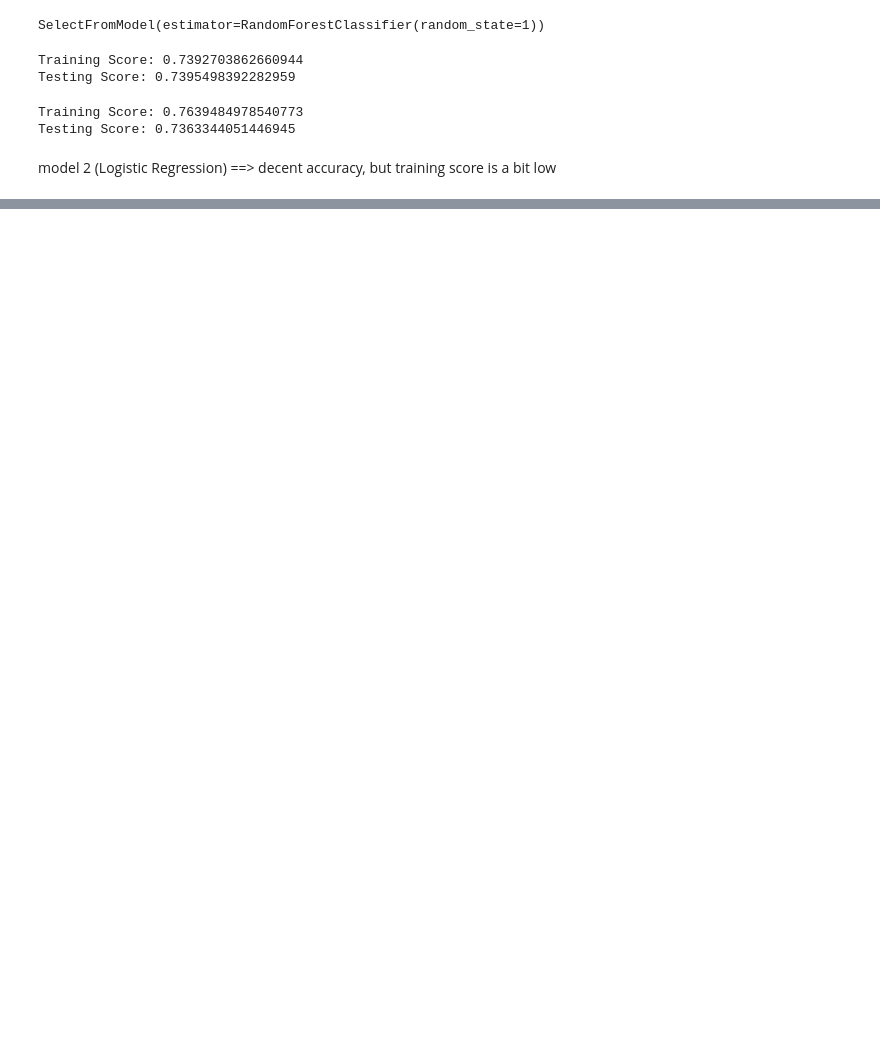
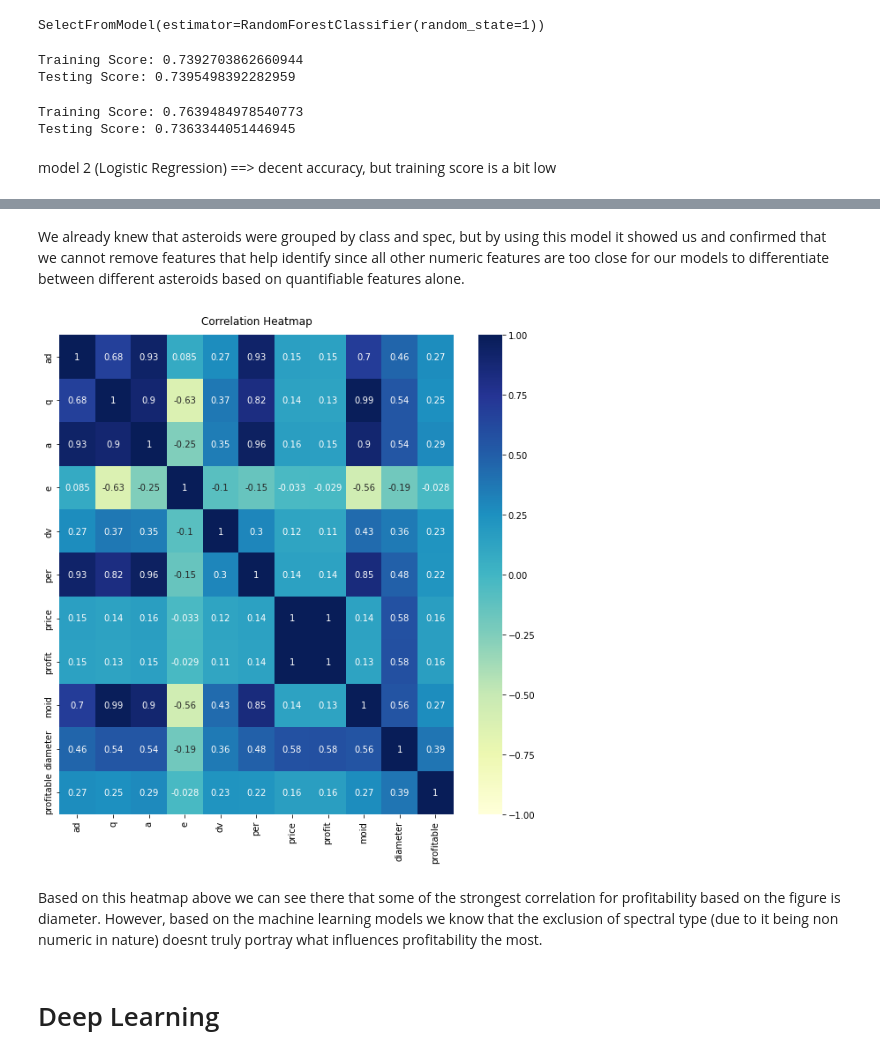
Before and after one commit to RobSalazar/Project-4, a Jupyter notebook: space_data.ipynb, the cells around one changed output, grey strips where cells are left out. Drawn from its saved outputs; the diff is of its cells as text; code cells hidden in the pictures; blank space fills up the shorter version.

```diff
--- a/space_data.ipynb
+++ b/space_data.ipynb
@@ -101,6 +124,3 @@ new_df
 | 994 | 334 Chicago (1892 L) | C | OMB | 3.981728 | 3.798870 | 3.890299 | 0.023502 | 11.703702 | 2802.676341 | 6.115258e+18 | 4.009727e+17 | ... |
 | 995 | 511 Davida (1903 LU) | C | MBA | 3.760305 | 2.569456 | 3.164880 | 0.188135 | 11.144603 | 2056.526820 | 1.538263e+19 | 1.064011e+18 | ... |
 1243 rows × 13 columns
-# %%
-new_df = new_df.reset_index().drop(['index'], axis =1)
-new_df.sort_values('profit').loc[621:622]
@@ -211,0 +278,4 @@ joblib.dump(clf_for,"rf_model.joblib")
+# %%
+# Drop non beneficial columns
+unsup_df = new_df.drop(['full_name'], axis = 1)
+unsup_df
@@ -211,0 +457,14 @@ joblib.dump(clf_for,"rf_model.joblib")
+# %% [markdown]
+We already knew that asteroids were grouped by class and spec, but by using this model it showed us and confirmed that we cannot remove features that help identify since all other numeric features are too close for our models to differentiate between different asteroids based on quantifiable features alone.
+# %%
+plt.figure(figsize=(10,10))
+heat_map = sns.heatmap(data = unsup_df.corr(), vmin=-1, vmax=1, annot=True, cmap = "YlGnBu")
+heat_map.set_title('Correlation Heatmap', fontdict={'fontsize':12}, pad=12)
+plt.savefig("images/heat_map.PNG")
+plt.show()
+# %% [output]
+[figure, added]
+# %% [markdown]
+Based on this heatmap above we can see there that some of the strongest correlation for profitability based on the figure is diameter. However, based on the machine learning models we know that the exclusion of spectral type (due to it being non numeric in nature) doesnt truly portray what influences profitability the most.
+# %% [markdown]
+# Deep Learning
```
Also changed, not shown: parts of 56 cells of this notebook, 14 other files.
